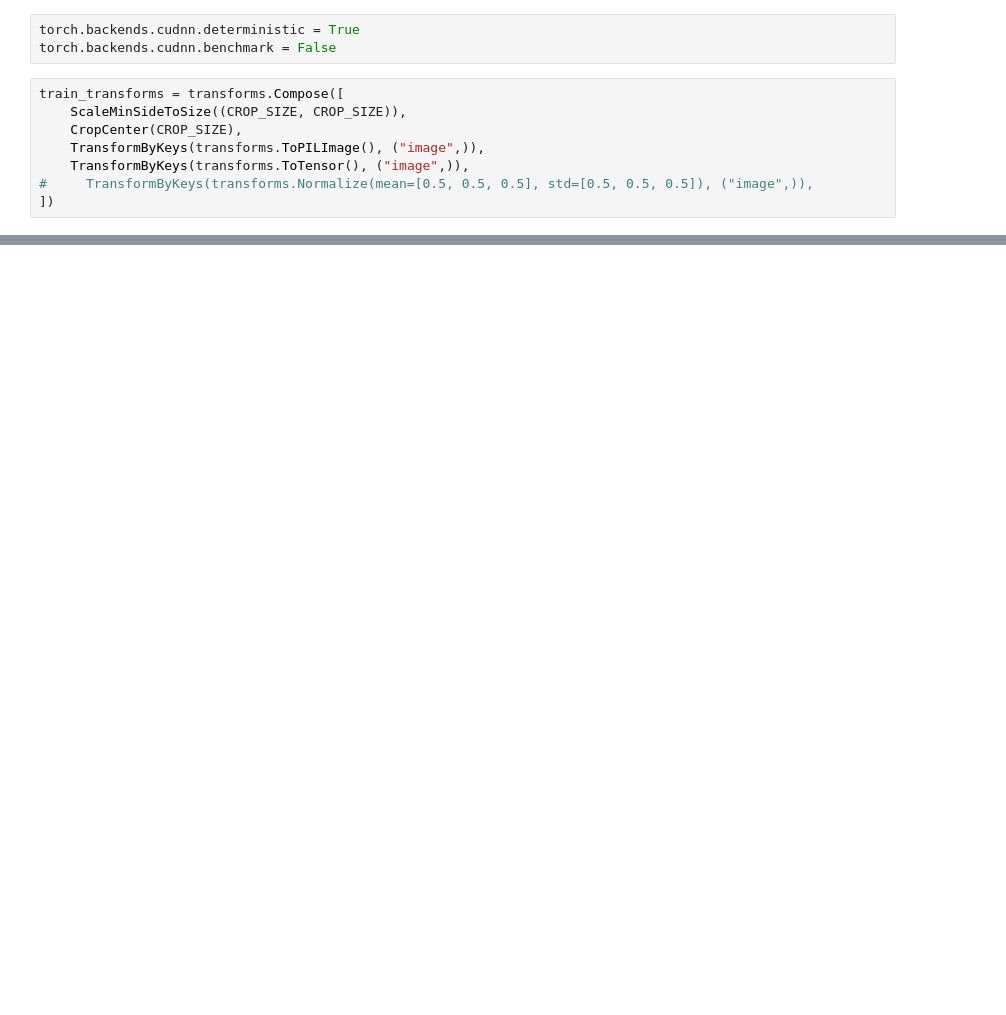
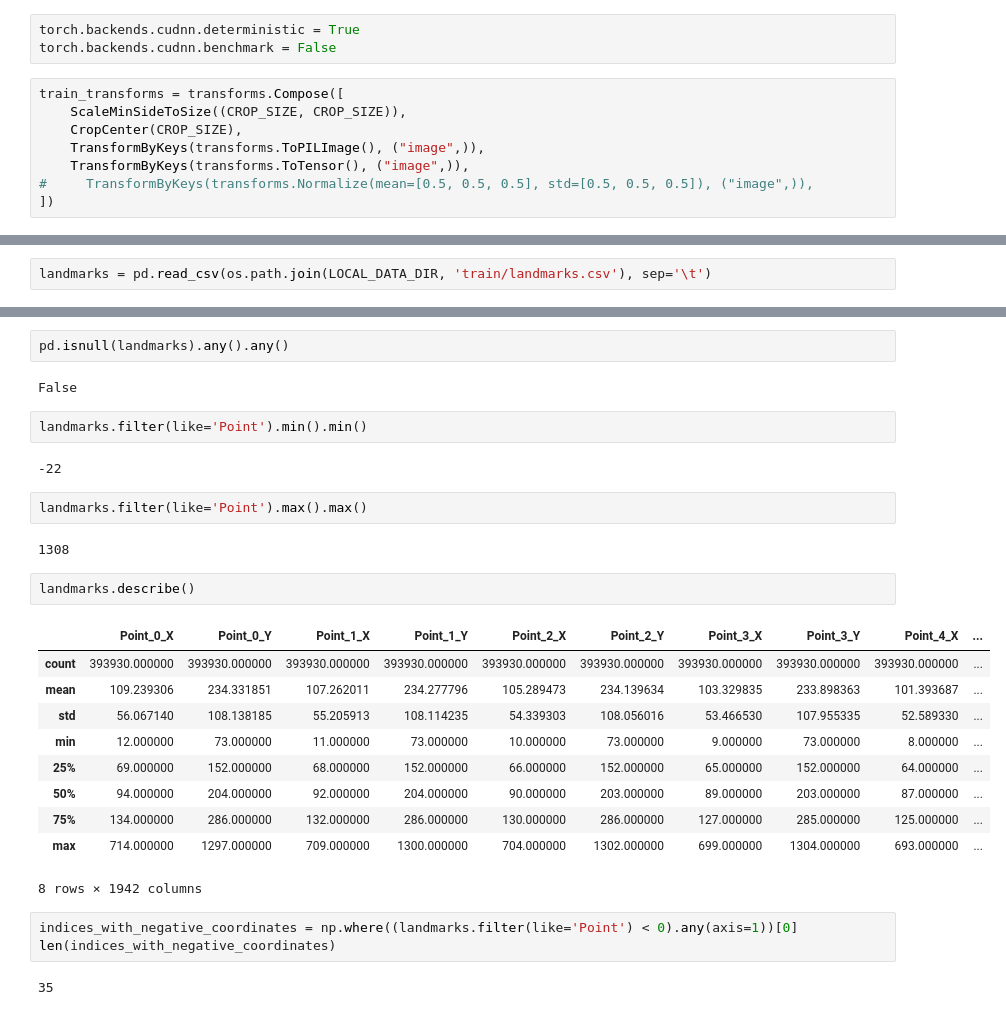
Before and after one commit to Antimortine/made_cv, a Jupyter notebook: contest1/solution/EDA.ipynb, the cells around one changed output, grey strips where cells are left out. Saved outputs shown, nothing was run; the diff lists cells and outputs as text; blank space fills up the shorter version.

```diff
--- a/contest1/solution/EDA.ipynb
+++ b/contest1/solution/EDA.ipynb
@@ -70,0 +73,2 @@ tensor([0.4782, 0.3758, 0.3277]) tensor([0.3077, 0.2652, 0.2521])
+# %%
+landmarks = pd.read_csv(os.path.join(LOCAL_DATA_DIR, 'train/landmarks.csv'), sep='\t')
@@ -70,0 +85,30 @@ tensor([0.4782, 0.3758, 0.3277]) tensor([0.3077, 0.2652, 0.2521])
+# %%
+pd.isnull(landmarks).any().any()
+# %% [output]
+False
+# %%
+landmarks.filter(like='Point').min().min()
+# %% [output]
+-22
+# %%
+landmarks.filter(like='Point').max().max()
+# %% [output]
+1308
+# %%
+landmarks.describe()
+# %% [output]
+|  | Point_0_X | Point_0_Y | Point_1_X | Point_1_Y | Point_2_X | Point_2_Y | Point_3_X | Point_3_Y | Point_4_X | ... |
+| count | 393930.000000 | 393930.000000 | 393930.000000 | 393930.000000 | 393930.000000 | 393930.000000 | 393930.000000 | 393930.000000 | 393930.000000 | ... |
+| mean | 109.239306 | 234.331851 | 107.262011 | 234.277796 | 105.289473 | 234.139634 | 103.329835 | 233.898363 | 101.393687 | ... |
+| std | 56.067140 | 108.138185 | 55.205913 | 108.114235 | 54.339303 | 108.056016 | 53.466530 | 107.955335 | 52.589330 | ... |
+| min | 12.000000 | 73.000000 | 11.000000 | 73.000000 | 10.000000 | 73.000000 | 9.000000 | 73.000000 | 8.000000 | ... |
+| 25% | 69.000000 | 152.000000 | 68.000000 | 152.000000 | 66.000000 | 152.000000 | 65.000000 | 152.000000 | 64.000000 | ... |
+| 50% | 94.000000 | 204.000000 | 92.000000 | 204.000000 | 90.000000 | 203.000000 | 89.000000 | 203.000000 | 87.000000 | ... |
+| 75% | 134.000000 | 286.000000 | 132.000000 | 286.000000 | 130.000000 | 286.000000 | 127.000000 | 285.000000 | 125.000000 | ... |
+| max | 714.000000 | 1297.000000 | 709.000000 | 1300.000000 | 704.000000 | 1302.000000 | 699.000000 | 1304.000000 | 693.000000 | ... |
+8 rows × 1942 columns
+# %%
+indices_with_negative_coordinates = np.where((landmarks.filter(like='Point') < 0).any(axis=1))[0]
+len(indices_with_negative_coordinates)
+# %% [output]
+35
```
Also changed, not shown: parts of 11 cells of this notebook, 2 other files.
